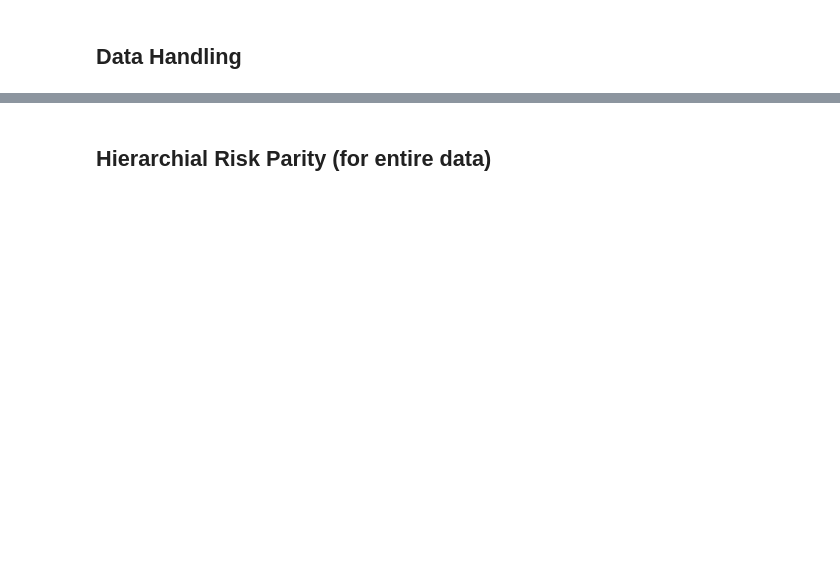
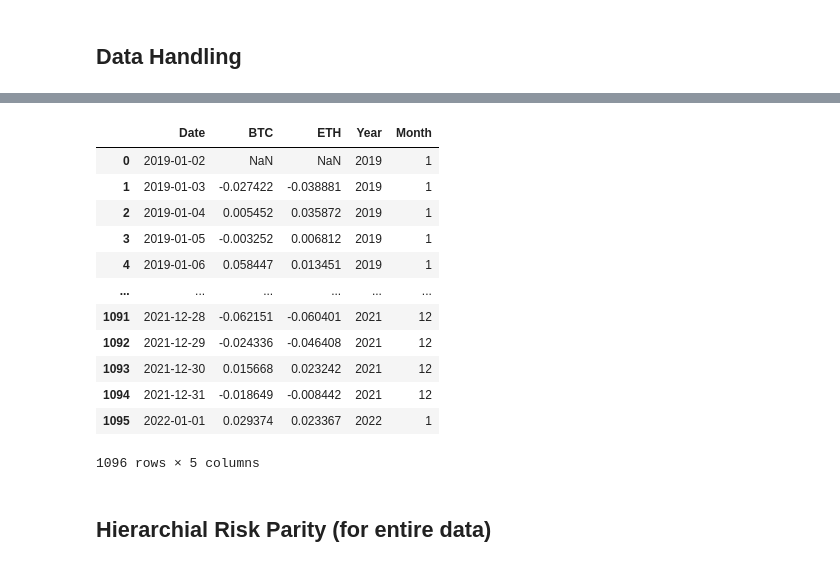
Before and after one commit to NilakshiMondal/Hierarchical-Risk-Parity, a Jupyter notebook: HRP.ipynb, the cells around one changed output, grey strips where cells are left out. Saved outputs shown, nothing was run; the diff lists cells and outputs as text; code cells hidden in the pictures; blank space fills up the shorter version.

```diff
--- a/HRP.ipynb
+++ b/HRP.ipynb
@@ -37,9 +85,23 @@ mo= sorted(data.Month.unique())
 # %%
 #Drop one data point causing trouble
 
-data.set_index(['Month','Year'],inplace=True)
-data.drop((1,2022),inplace=True)
-data.reset_index(inplace=True)
+# data.set_index(['Month','Year'],inplace=True)
+# data.drop((1,2022),inplace=True)
+# data.reset_index(inplace=True)
+# %% [output]
+|  | Date | BTC | ETH | Year | Month |
+| 0 | 2019-01-02 | NaN | NaN | 2019 | 1 |
+| 1 | 2019-01-03 | -0.027422 | -0.038881 | 2019 | 1 |
+| 2 | 2019-01-04 | 0.005452 | 0.035872 | 2019 | 1 |
+| 3 | 2019-01-05 | -0.003252 | 0.006812 | 2019 | 1 |
+| 4 | 2019-01-06 | 0.058447 | 0.013451 | 2019 | 1 |
+| ... | ... | ... | ... | ... | ... |
+| 1091 | 2021-12-28 | -0.062151 | -0.060401 | 2021 | 12 |
+| 1092 | 2021-12-29 | -0.024336 | -0.046408 | 2021 | 12 |
+| 1093 | 2021-12-30 | 0.015668 | 0.023242 | 2021 | 12 |
+| 1094 | 2021-12-31 | -0.018649 | -0.008442 | 2021 | 12 |
+| 1095 | 2022-01-01 | 0.029374 | 0.023367 | 2022 | 1 |
+1096 rows × 5 columns
 # %%
 #Create list of data frames for every month's data
 
```
Also changed, not shown: parts of 24 cells of this notebook.
